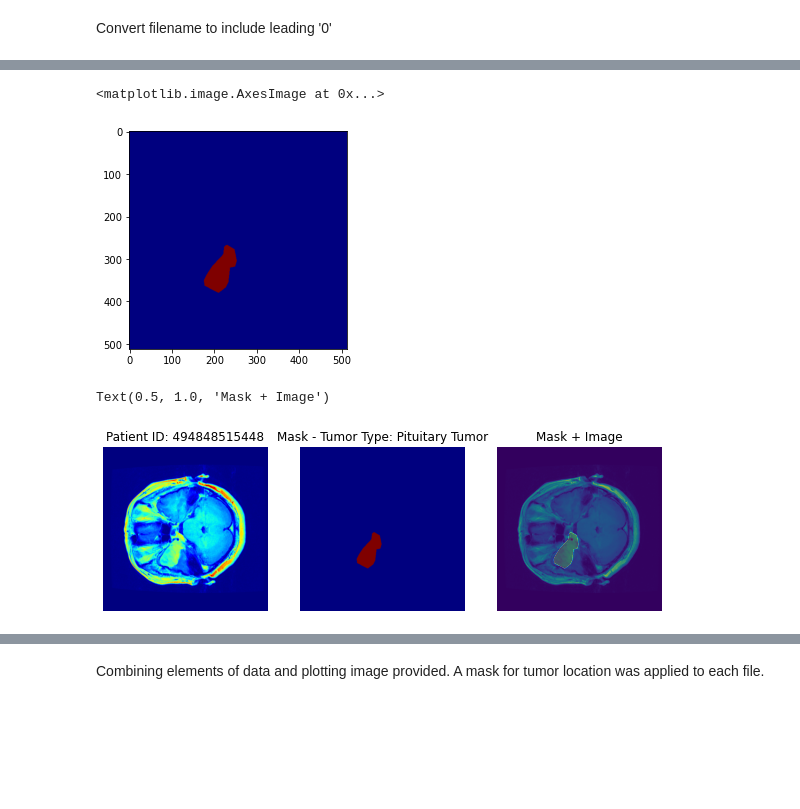
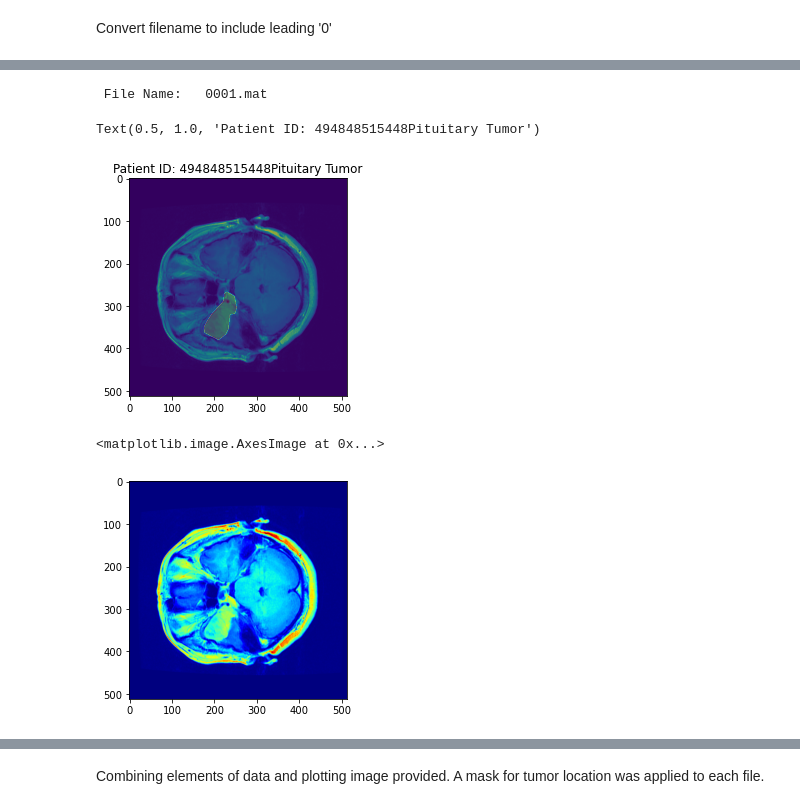
Before and after one commit to FatherVinyard/Springboard-Capstone, a Jupyter notebook: Capstone Two Exploratory Data Analysis.ipynb, the cells around one changed output, grey strips where cells are left out. Cells and saved outputs as stored; diff of their text form; code cells hidden in the pictures; blank space fills up the shorter version.

```diff
--- a/Capstone Two Exploratory Data Analysis.ipynb
+++ b/Capstone Two Exploratory Data Analysis.ipynb
@@ -130,11 +136,0 @@ plt.imsave('C:/Users/vinhm/Springboard-Capstone/Capstone Two Data Wrangling/Data
-# %%
-print('\033[1m', "File Name: ", '\033[0m', '0001.mat')
-plt.imshow(image)
-plt.imshow(tumorMask, cmap='jet', alpha=0.25)
-if label == 1:
-    label = " - Tumor Type: Meningioma"
-elif label == 2:
-    label = " - Tumor Type: Glioma"
-else:
-    label = " - Tumor Type: Pituitary Tumor"
-plt.title(PID + label)
@@ -151,33 +137,16 @@ plt.imshow(img1)
-# %%
-img2 = mpimg.imread("C:/Users/vinhm/Springboard-Capstone/Capstone Two Data Wrangling/Data/images/0001_mask.png")
-plt.imshow(img2)
-# %% [output]
-<matplotlib.image.AxesImage at 0x...>
-[figure, removed]
-# %%
-fig = plt.figure(figsize=(10, 7))
-
-rows = 1
-columns = 3
-
-fig.add_subplot(rows, columns, 1)
-
-plt.imshow(img1)
-plt.axis('off')
-plt.title(PID)
-
-fig.add_subplot(rows, columns, 2)
-
-plt.imshow(img2)
-plt.axis('off')
-plt.title("Mask" + label)
-
-fig.add_subplot(rows, columns, 3)
-
-plt.imshow(image)
-plt.imshow(tumorMask, cmap='jet', alpha=0.25)
-plt.axis('off')
-plt.title("Mask + Image")
-# %% [output]
-Text(0.5, 1.0, 'Mask + Image')
-[figure, removed]
+# %%
+print('\033[1m', "File Name: ", '\033[0m', '0001.mat')
+plt.imshow(image)
+plt.imshow(tumorMask, cmap='jet', alpha=0.25)
+plt.title(PID + " - Tumor Type: " + label)
+plt.title(PID + label)
+# %% [output]
+ File Name:   0001.mat
+Text(0.5, 1.0, 'Patient ID: 494848515448Pituitary Tumor')
+[figure, added]
+# %%
+img1 = mpimg.imread("C:/Users/vinhm/Springboard-Capstone/Capstone Two Data Wrangling/Data/images/0001_mri.png")
+plt.imshow(img1)
+# %% [output]
+<matplotlib.image.AxesImage at 0x...>
+[figure, added]
```
Also changed, not shown: parts of 13 cells of this notebook.
